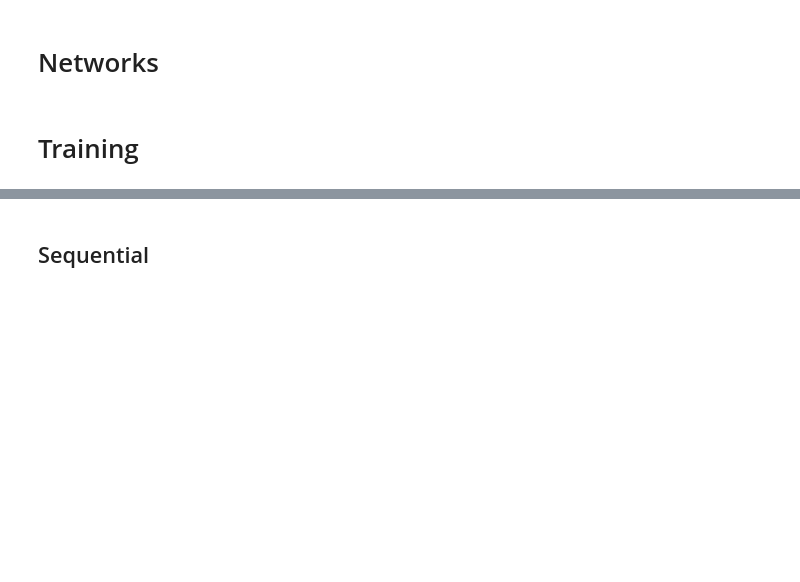
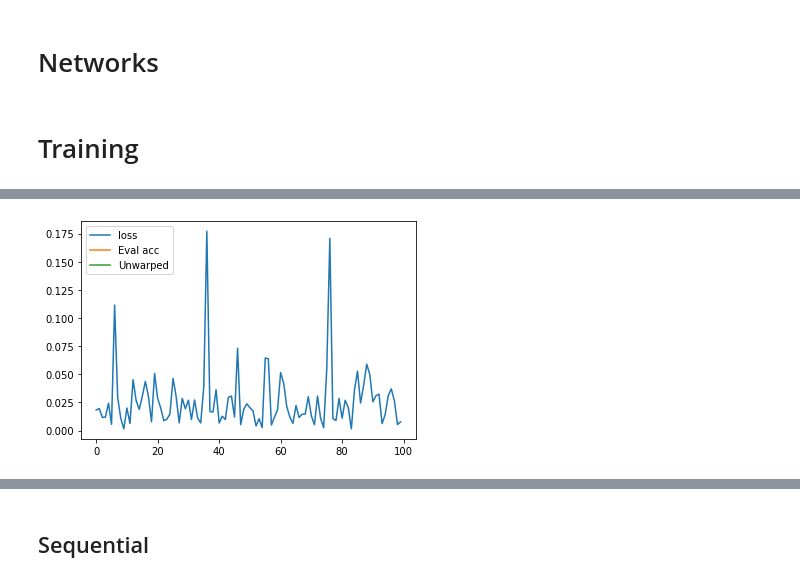
Before and after one commit to TillNicke/KD-for-optical-flow, a Jupyter notebook: Experiment_1.ipynb, the cells around one changed output, grey strips where cells are left out. Saved outputs shown, nothing was run; the diff lists cells and outputs as text; code cells hidden in the pictures; blank space fills up the shorter version.

```diff
--- a/Experiment_1.ipynb
+++ b/Experiment_1.ipynb
@@ -36,5 +60,11 @@ available_gpus
 # %% [markdown]
 # Data
 # %%
-imgs = torch.load('data/train_frames.pth')
-segs = torch.load('data/train_segs.pth')
+#imgs1 = torch.load('/share/data_ultraschall/nicke_ma/data/train_frames.pth')
+#segs1 = torch.load('/share/data_ultraschall/nicke_ma/data/train_segs.pth')
+
+imgs2 = torch.load('/share/data_ultraschall/nicke_ma/data/train_frames_disp_6.pth')
+segs2 = torch.load('/share/data_ultraschall/nicke_ma/data/train_segs_disp_6.pth')
+
+imgs3 = torch.load('/share/data_ultraschall/nicke_ma/data/frames_oneFixed_multipleMoving_dist2.pth')
+segs3 = torch.load('/share/data_ultraschall/nicke_ma/data/segs_oneFixed_multipleMoving_dist2.pth')
@@ -258,0 +365,8 @@ for epoch in range(epochs):
+# %%
+plt.plot(np.arange(len(losses)), losses, label='loss')
+plt.plot(np.arange(len(accs)), accs, label='Eval acc')
+plt.plot(np.arange(len(unwapred)), unwapred, label='Unwarped')
+plt.legend()
+plt.savefig("plots/100-Epochs-refactored.png")
+# %% [output]
+[figure, added]
```
Also changed, not shown: parts of 36 cells of this notebook, 3 other files.
